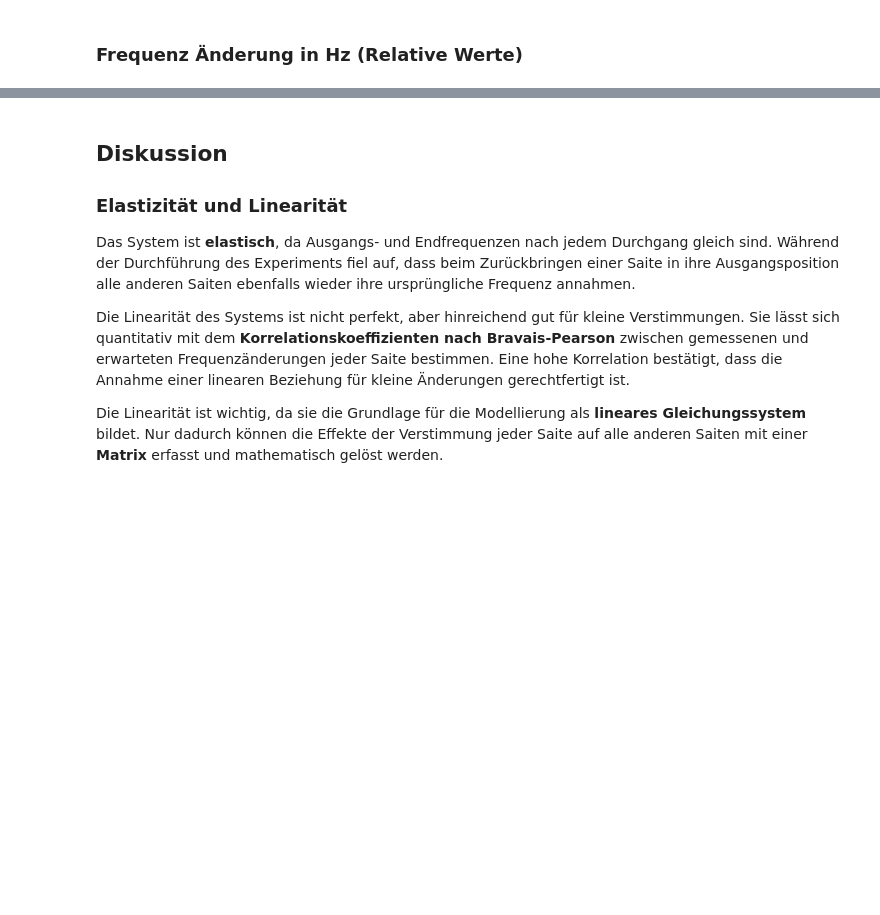
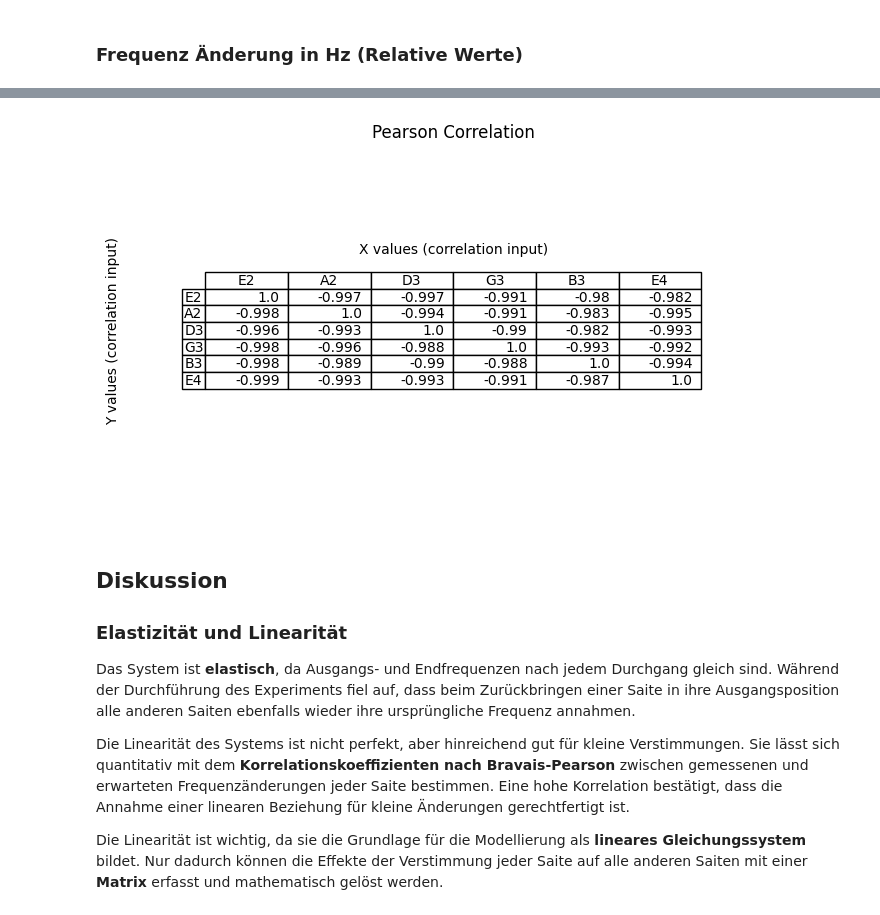
Before and after one commit to Raphael2b3/bachelorthesis_floyd_rose_tuner, a Jupyter notebook: projekt3.ipynb, the cells around one changed output, grey strips where cells are left out. Cells and saved outputs as stored; diff of their text form; code cells hidden in the pictures; blank space fills up the shorter version.

```diff
--- a/projekt3.ipynb
+++ b/projekt3.ipynb
@@ -655,3 +657,7 @@ visualize_all(hz_changes, label="relative Hz")
+# %%
+visualize_correlations(hz_changes)
+# %% [output]
+[figure, added]
 # %% [markdown]
 ## Diskussion
 
```
Also changed, not shown: parts of 14 cells of this notebook, 10 other files.
